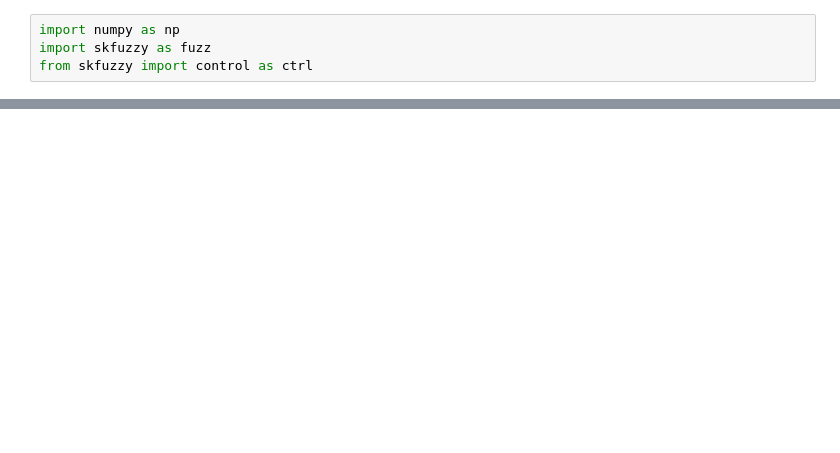
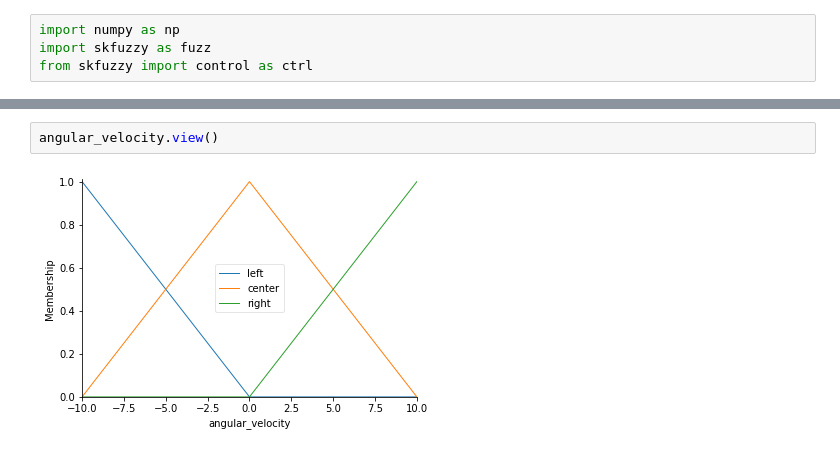
Before and after one commit to parthnvaswani/AI_LABS, a Jupyter notebook: Lab8_14-10-20/Lab8.ipynb, the cells around one changed output, grey strips where cells are left out. Saved outputs shown, nothing was run; the diff lists cells and outputs as text; blank space fills up the shorter version.

```diff
--- a/Lab8_14-10-20/Lab8.ipynb
+++ b/Lab8_14-10-20/Lab8.ipynb
@@ -28,0 +28,4 @@ None
+# %%
+angular_velocity.view()
+# %% [output]
+[figure, added]
```
Also changed, not shown: parts of 8 cells of this notebook.
